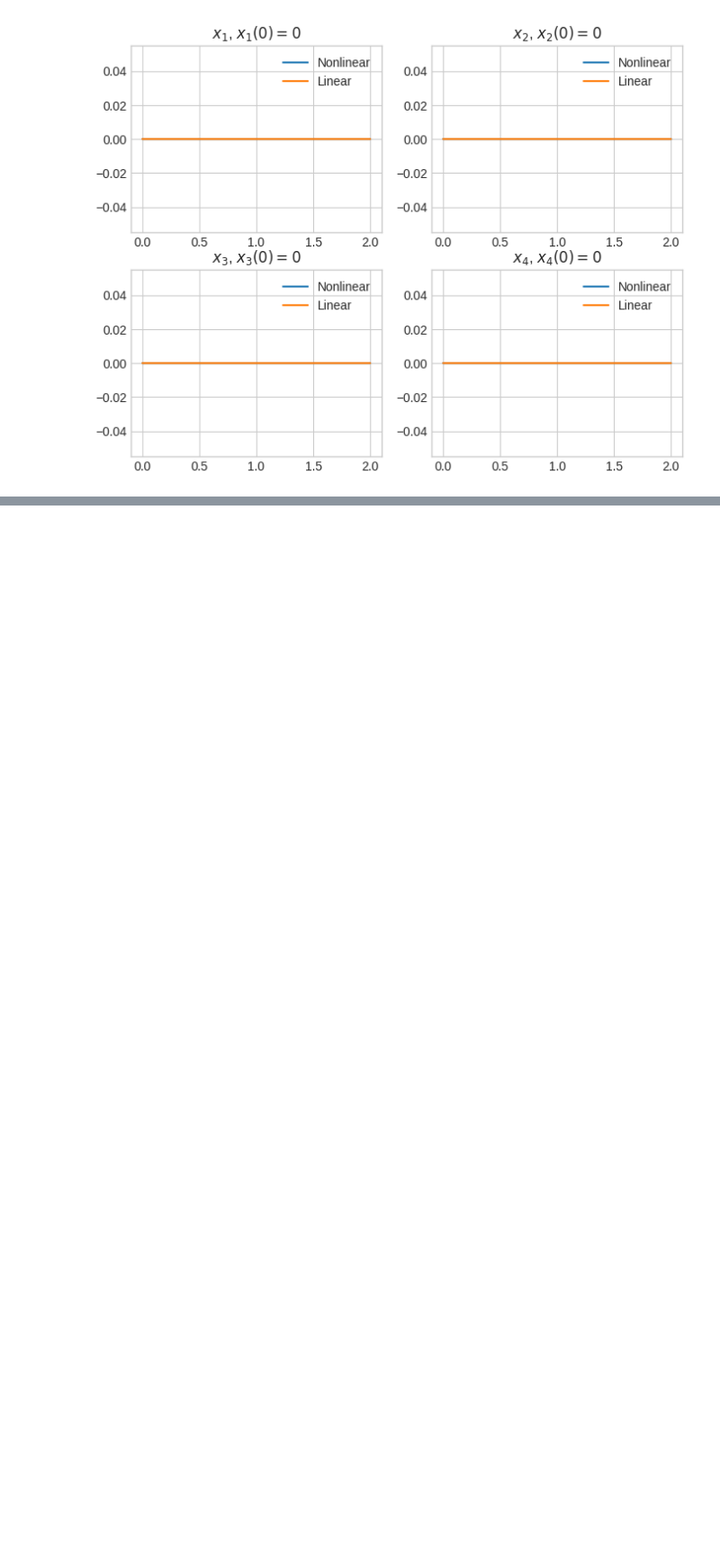
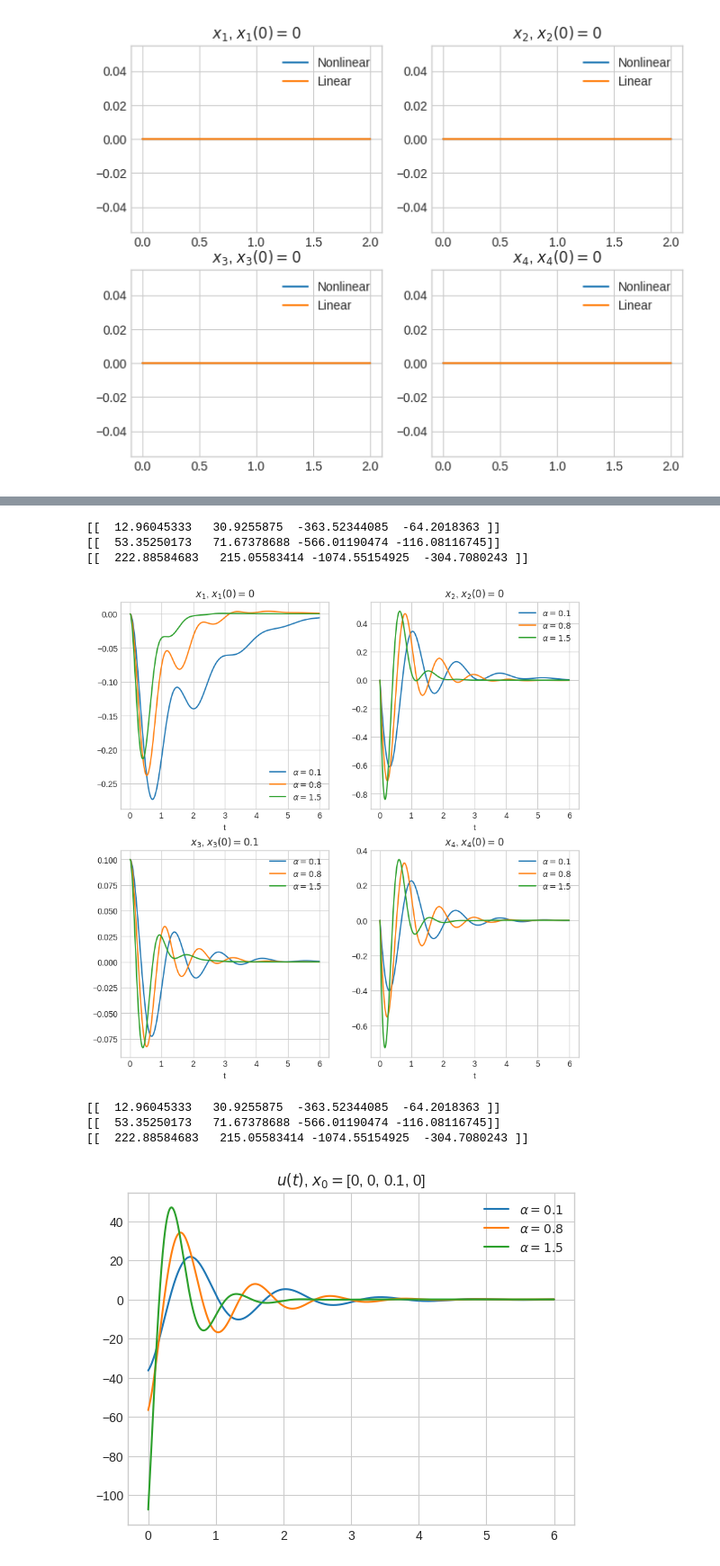
Before and after one commit to diuzhevVlad/control-theory-itmo-2023-2024, a Jupyter notebook: Course project/Course.ipynb, the cells around one changed output, grey strips where cells are left out. Shown at 90% size. Drawn from its saved outputs; the diff is of its cells as text; code cells hidden in the pictures; blank space fills up the shorter version.

```diff
--- a/Course project/Course.ipynb
+++ b/Course project/Course.ipynb
@@ -262,0 +267,2 @@ for i in range(4):
+# %%
+Y = np.array([1,1,1,1]).reshape((1,-1))
@@ -262,0 +408,47 @@ for i in range(4):
+# %%
+def task4_2_non_linear_compare_alphas_control(x0, ts):
+    alphas = [0.1, 0.8, 1.5]
+    fig, ax = plt.subplots(2, 2, figsize=(10, 10))
+    us = []
+    for alpha in alphas:
+        K = task4_get_K_LMI(A, B, alpha)
+        print(K)
+        ss_non_lin_4_2 = ctrl.NonlinearIOSystem(up_func, params={"K": K})
+        ss_non_lin_4_2.set_inputs(2)
+        resp_non_lin = ctrl.input_output_response(ss_non_lin_4_2, T=ts, X0=x0, U=np.zeros((2, len(ts))))
+        us.append((K@resp_non_lin.states).reshape(-1))
+        for i in range(4):
+            ax[i//2, i%2].set_title(f"$x_{i+1}$, $x_{i+1}(0) = {x0[i]}$")
+            ax[i//2, i%2].plot(ts, resp_non_lin.states[i], label=f"$\\alpha={alpha}$")
+            ax[i//2, i%2].set_xlabel('t')
+            ax[i//2, i%2].grid(True)
+            ax[i//2, i%2].legend()
+
+    plt.savefig(f'{SAVE_PATH}/task4_2_{"_".join([str(x) for x in x0])}.jpg')
+    plt.show()
+
+    plt.clf()
+    plt.title(f"$u(t)$, $x_0=${x0}")
+    plt.plot(ts, us[0], label=f"$\\alpha={alphas[0]}$")
+    plt.plot(ts, us[1], label=f"$\\alpha={alphas[1]}$")
+    plt.plot(ts, us[2], label=f"$\\alpha={alphas[2]}$")
+    plt.legend()
+    plt.savefig(f'{SAVE_PATH}/task4_2_u_{"_".join([str(x) for x in x0])}.jpg')
+# %%
+x0s = [
+    [0, 0, 0.1, 0], [0, 0, 0.5, 0], [0, 0, 1, 0]
+]
+ts = get_t(6,0.005)
+for i, x0 in enumerate(x0s):
+    if i == 2:
+        ts = get_t(1,0.001)
+    task4_2_non_linear_compare_alphas_control(x0, ts)
+# %% [output]
+[[  12.96045333   30.9255875  -363.52344085  -64.2018363 ]]
+[[  53.35250173   71.67378688 -566.01190474 -116.08116745]]
+[[  222.88584683   215.05583414 -1074.55154925  -304.7080243 ]]
+[figure, added]
+[[  12.96045333   30.9255875  -363.52344085  -64.2018363 ]]
+[[  53.35250173   71.67378688 -566.01190474 -116.08116745]]
+[[  222.88584683   215.05583414 -1074.55154925  -304.7080243 ]]
+[figure, added]
```
Also changed, not shown: parts of 33 cells of this notebook, 25 other files.
